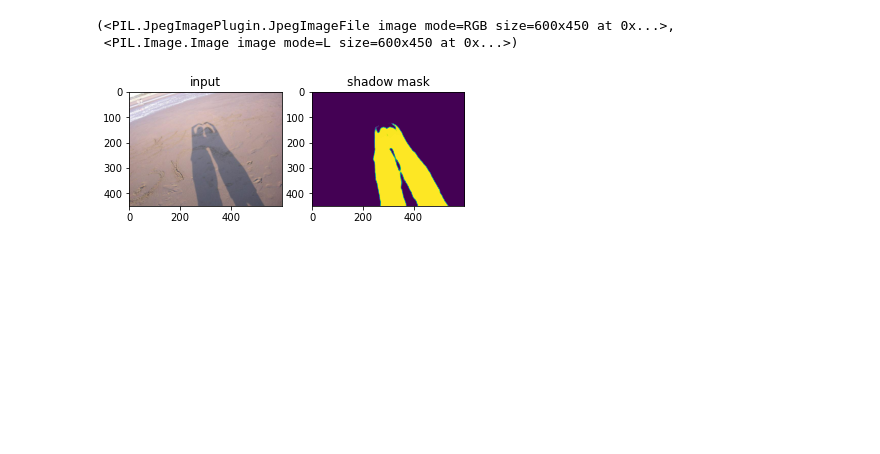
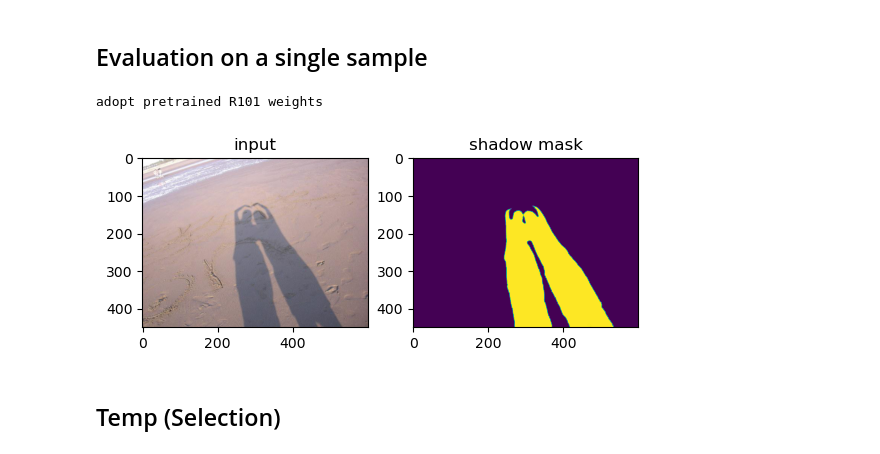
Before and after one commit to guanhuankang/ShadowNet, a Jupyter notebook: demo.ipynb, the cells around one changed output. Saved outputs shown, nothing was run; the diff lists cells and outputs as text; code cells hidden in the pictures; blank space fills up the shorter version.

```diff
--- a/demo.ipynb
+++ b/demo.ipynb
@@ -47,13 +12,26 @@ for i in range(9):
 # %%
+import os
+from PIL import Image
+import numpy as np
+import torch
+import torch.nn as nn
+import torchvision
+
+from model import ShadowNet
+from misc import loadModel, crf_refine, check_mkdir
+import tqdm
+
+from tools.evaluation import Evaluation
+
 class Demo:
-    def __init__(self, modelPath = "./models/models/SBU_4700.pt"):
-        self.net = GCNet().cuda()
+    def __init__(self, modelPath="./models/SBU_5000.pt"):
+        self.net = ShadowNet().cuda()
         loadModel(self.net, modelPath)
         self.net.eval()
 
     def prepare(self, img):
         img = torchvision.transforms.ToTensor()(
-            torchvision.transforms.Resize( (320,320) )(
+            torchvision.transforms.Resize((416, 416))(
                 img
             )
         )
@@ -64,7 +42,7 @@ class Demo:
 
     def postProcess(self, img, pred):
         size = tuple(reversed(img.size))
-        pred = torchvision.transforms.ToPILImage()( nn.Sigmoid()( pred["final"][0][0][0] ).cpu() )
+        pred = torchvision.transforms.ToPILImage()(nn.Sigmoid()(pred["pred"][0][0]).cpu())
         pred = torchvision.transforms.Resize(size)(pred)
         pred_crf = crf_refine(
             np.array(img),
@@ -77,3 +55,15 @@ class Demo:
         pred = self.net(self.prepare(img))
         pred_crf = self.postProcess(img, pred)
         return img, Image.fromarray(pred_crf)
+
+    def eval(self, imgPath, outPath, gtPath, name="evaluation"):
+        imgLst = [x for x in os.listdir(imgPath) if x.endswith(".jpg") or x.endswith(".png")]
+        check_mkdir(outPath)
+        for x in tqdm.tqdm(imgLst):
+            img, pred = self.detect(os.path.join(imgPath, x))
+            pred.save(os.path.join(outPath, x.replace(".jpg", ".png")))
+        e = Evaluation(gtPath, outPath, name)
+        e.calc()
+        r = e.echo()
+        print(r, flush=True)
+        return r
@@ -80,17 +91,19 @@ class Demo:
+# %% [markdown]
+## Evaluation on a single sample
 # %%
-demo = Demo()
+demo = Demo(modelPath="models/SBU_2000_trainontest.pt")
 img, pred = demo.detect("./samples/1.jpg")
-img, pred
+
+## visualize
+plt.subplot(121)
+plt.imshow(img)
+plt.title("input")
+plt.subplot(122)
+plt.imshow(pred)
+plt.title("shadow mask")
+plt.show()
 # %% [output]
-(<PIL.JpegImagePlugin.JpegImageFile image mode=RGB size=600x450 at 0x...>,
- <PIL.Image.Image image mode=L size=600x450 at 0x...>)
+adopt pretrained R101 weights
+[figure, added]
-# %%
-plt.subplot(121)
-plt.imshow(img)
-plt.title("input")
-plt.subplot(122)
-plt.imshow(pred)
-plt.title("shadow mask")
-plt.show()
-# %% [output]
-[figure, removed]
+# %% [markdown]
+## Temp (Selection)
```
Also changed, not shown: parts of 10 cells of this notebook, 7 other files.
